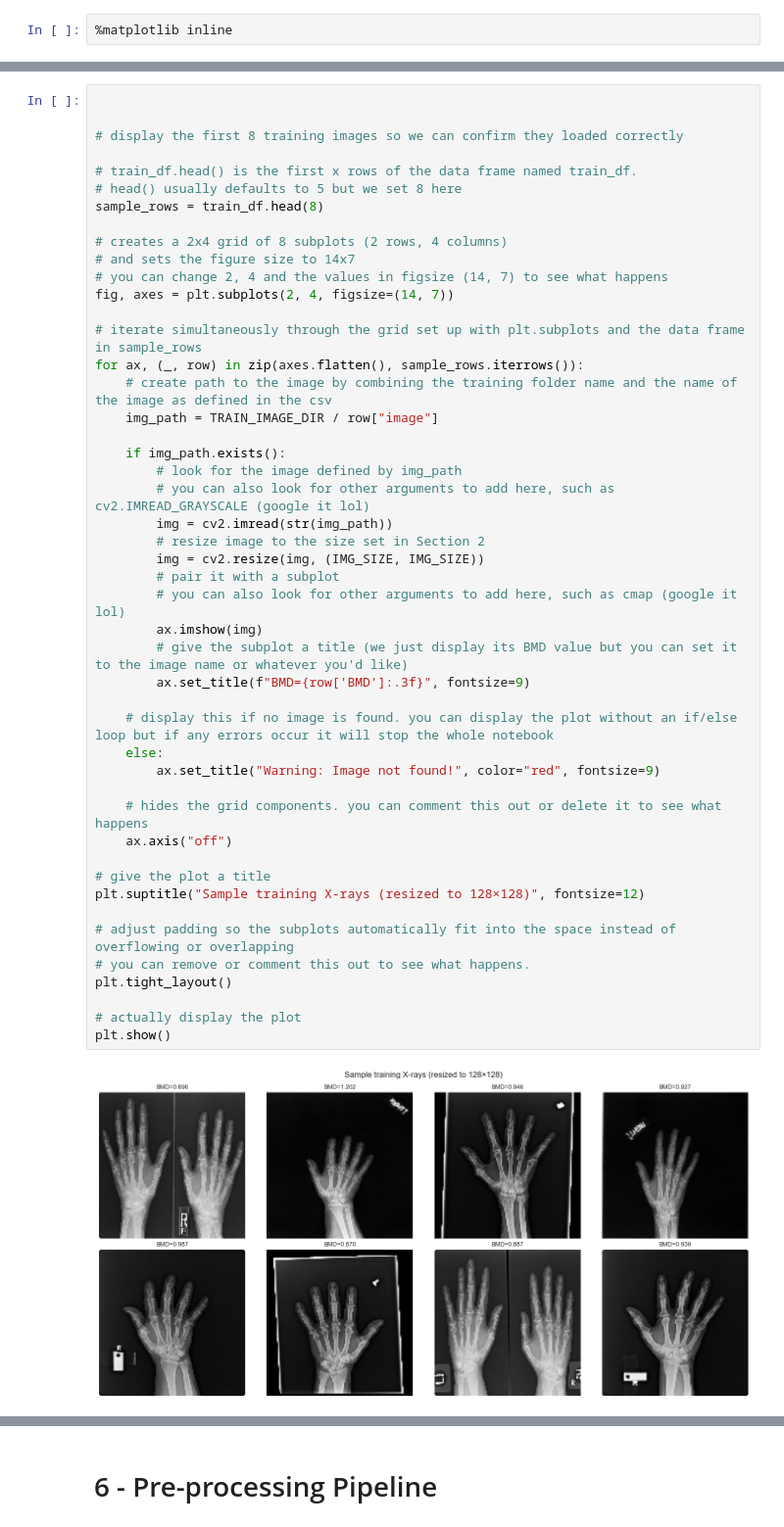
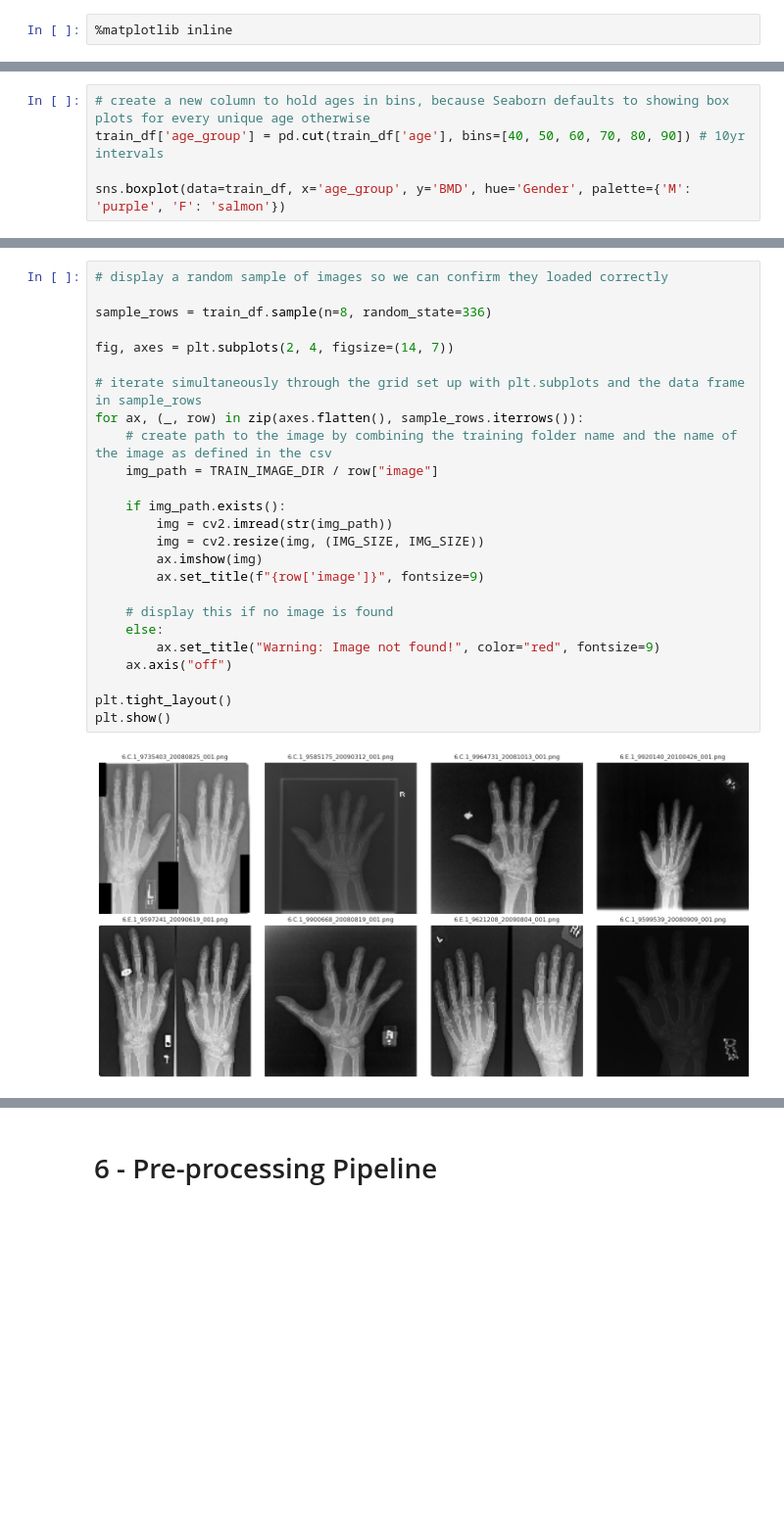
Before and after one commit to ssrithw/bmd, a Jupyter notebook: NIR_01_Proposal.ipynb, the cells around one changed output, grey strips where cells are left out. Shown at 98% size. Drawn from its saved outputs; the diff is of its cells as text; blank space fills up the shorter version.

```diff
--- a/NIR_01_Proposal.ipynb
+++ b/NIR_01_Proposal.ipynb
@@ -212,0 +368,5 @@ plt.show()
+# %%
+# create a new column to hold ages in bins, because Seaborn defaults to showing box plots for every unique age otherwise
+train_df['age_group'] = pd.cut(train_df['age'], bins=[40, 50, 60, 70, 80, 90]) # 10yr intervals
+
+sns.boxplot(data=train_df, x='age_group', y='BMD', hue='Gender', palette={'M': 'purple', 'F': 'salmon'})
@@ -213,49 +382,27 @@ plt.show()
 # %%
+# display a random sample of images so we can confirm they loaded correctly
 
+sample_rows = train_df.sample(n=8, random_state=336)
 
-# display the first 8 training images so we can confirm they loaded correctly
-
-# train_df.head() is the first x rows of the data frame named train_df.
-# head() usually defaults to 5 but we set 8 here
-sample_rows = train_df.head(8)
-
-# creates a 2x4 grid of 8 subplots (2 rows, 4 columns)
-# and sets the figure size to 14x7
-# you can change 2, 4 and the values in figsize (14, 7) to see what happens
 fig, axes = plt.subplots(2, 4, figsize=(14, 7))
 
 # iterate simultaneously through the grid set up with plt.subplots and the data frame in sample_rows
 for ax, (_, row) in zip(axes.flatten(), sample_rows.iterrows()):
     # create path to the image by combining the training folder name and the name of the image as defined in the csv
     img_path = TRAIN_IMAGE_DIR / row["image"]
 
     if img_path.exists():
-        # look for the image defined by img_path
-        # you can also look for other arguments to add here, such as cv2.IMREAD_GRAYSCALE (google it lol)
         img = cv2.imread(str(img_path))
-        # resize image to the size set in Section 2
         img = cv2.resize(img, (IMG_SIZE, IMG_SIZE))
-        # pair it with a subplot
-        # you can also look for other arguments to add here, such as cmap (google it lol)
         ax.imshow(img)
-        # give the subplot a title (we just display its BMD value but you can set it to the image name or whatever you'd like)
-        ax.set_title(f"BMD={row['BMD']:.3f}", fontsize=9)
+        ax.set_title(f"{row['image']}", fontsize=9)
 
-    # display this if no image is found. you can display the plot without an if/else loop but if any errors occur it will stop the whole notebook
+    # display this if no image is found
     else:
         ax.set_title("Warning: Image not found!", color="red", fontsize=9)
-
-    # hides the grid components. you can comment this out or delete it to see what happens
     ax.axis("off")
 
-# give the plot a title
-plt.suptitle("Sample training X-rays (resized to 128×128)", fontsize=12)
-
-# adjust padding so the subplots automatically fit into the space instead of overflowing or overlapping
-# you can remove or comment this out to see what happens.
 plt.tight_layout()
-
-# actually display the plot
 plt.show()
 # %% [output]
-[figure, old version]
+[figure, new version]
```
Also changed, not shown: parts of 64 cells of this notebook.
